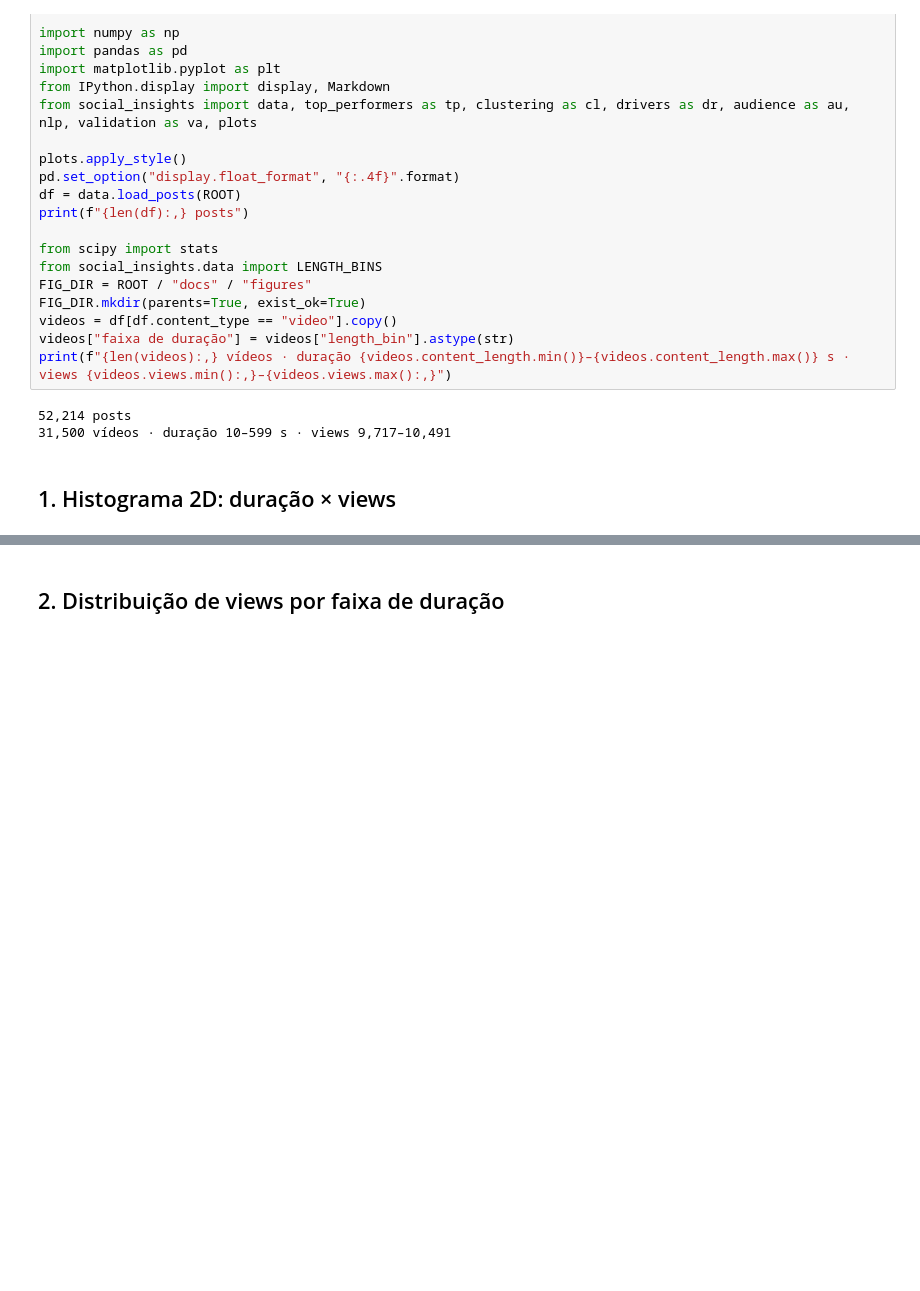
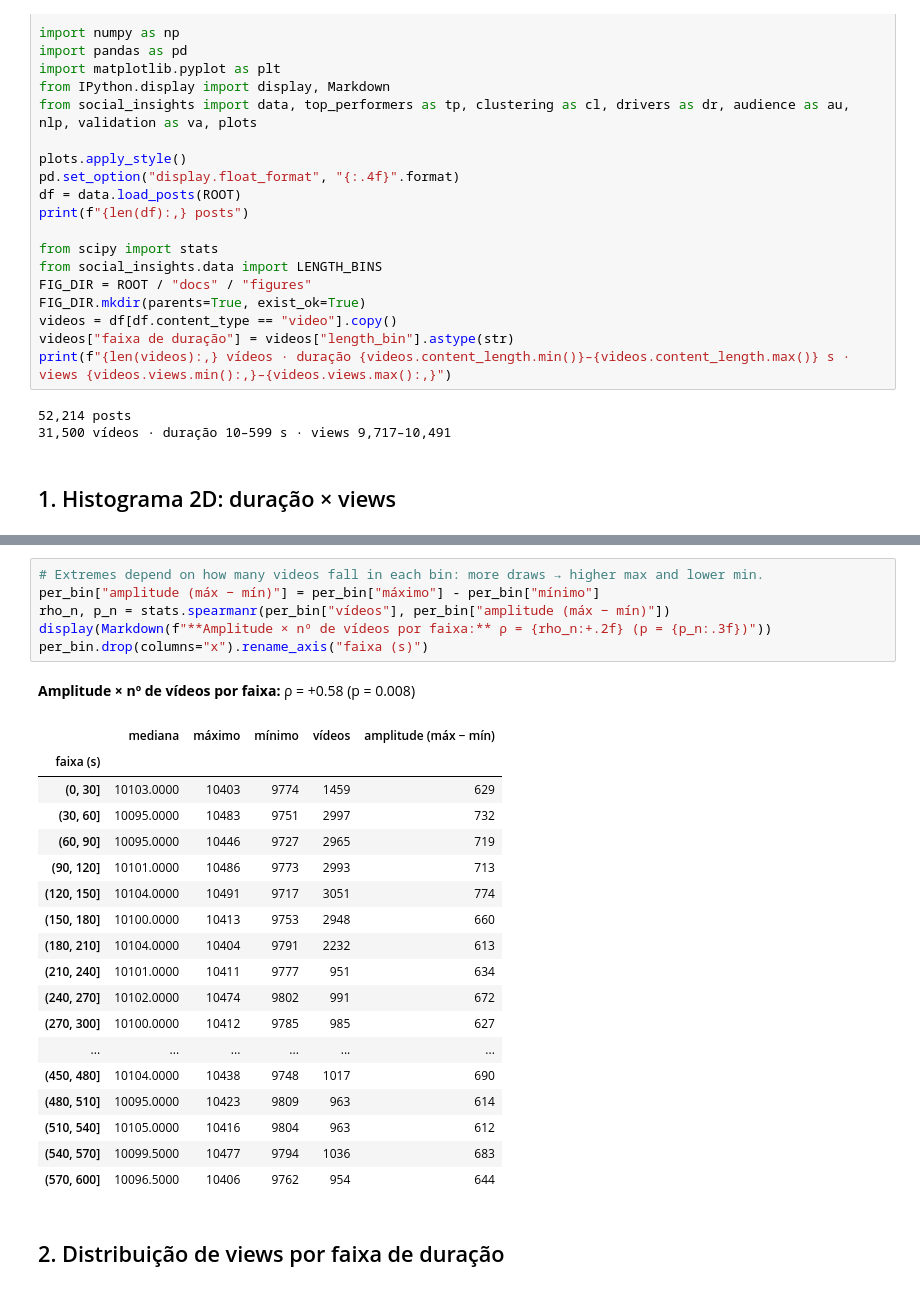
Before and after one commit to RafaelCostaF/ai-master-challenge, a Jupyter notebook: submissions/rafael/solution/notebooks/09_duracao_views.ipynb, the cells around one changed output, grey strips where cells are left out. Cells and saved outputs as stored; diff of their text form; blank space fills up the shorter version.

```diff
--- a/submissions/rafael/solution/notebooks/09_duracao_views.ipynb
+++ b/submissions/rafael/solution/notebooks/09_duracao_views.ipynb
@@ -48,3 +53,29 @@ fig.tight_layout(); fig.savefig(FIG_DIR / "duracao_x_views_hist2d.png", dpi=150)
+# %%
+# Extremes depend on how many videos fall in each bin: more draws → higher max and lower min.
+per_bin["amplitude (máx − mín)"] = per_bin["máximo"] - per_bin["mínimo"]
+rho_n, p_n = stats.spearmanr(per_bin["vídeos"], per_bin["amplitude (máx − mín)"])
+display(Markdown(f"**Amplitude × nº de vídeos por faixa:** ρ = {rho_n:+.2f} (p = {p_n:.3f})"))
+per_bin.drop(columns="x").rename_axis("faixa (s)")
+# %% [output]
+**Amplitude × nº de vídeos por faixa:** ρ = +0.58 (p = 0.008)
+|  | mediana | máximo | mínimo | vídeos | amplitude (máx − mín) |
+| faixa (s) |  |  |  |  |  |
+| (0, 30] | 10103.0000 | 10403 | 9774 | 1459 | 629 |
+| (30, 60] | 10095.0000 | 10483 | 9751 | 2997 | 732 |
+| (60, 90] | 10095.0000 | 10446 | 9727 | 2965 | 719 |
+| (90, 120] | 10101.0000 | 10486 | 9773 | 2993 | 713 |
+| (120, 150] | 10104.0000 | 10491 | 9717 | 3051 | 774 |
+| (150, 180] | 10100.0000 | 10413 | 9753 | 2948 | 660 |
+| (180, 210] | 10104.0000 | 10404 | 9791 | 2232 | 613 |
+| (210, 240] | 10101.0000 | 10411 | 9777 | 951 | 634 |
+| (240, 270] | 10102.0000 | 10474 | 9802 | 991 | 672 |
+| (270, 300] | 10100.0000 | 10412 | 9785 | 985 | 627 |
+| ... | ... | ... | ... | ... | ... |
+| (450, 480] | 10104.0000 | 10438 | 9748 | 1017 | 690 |
+| (480, 510] | 10095.0000 | 10423 | 9809 | 963 | 614 |
+| (510, 540] | 10105.0000 | 10416 | 9804 | 963 | 612 |
+| (540, 570] | 10099.5000 | 10477 | 9794 | 1036 | 683 |
+| (570, 600] | 10096.5000 | 10406 | 9762 | 954 | 644 |
 # %% [markdown]
 ## 2. Distribuição de views por faixa de duração
 # %%
```
Also changed, not shown: parts of 3 cells of this notebook, 3 other files.
